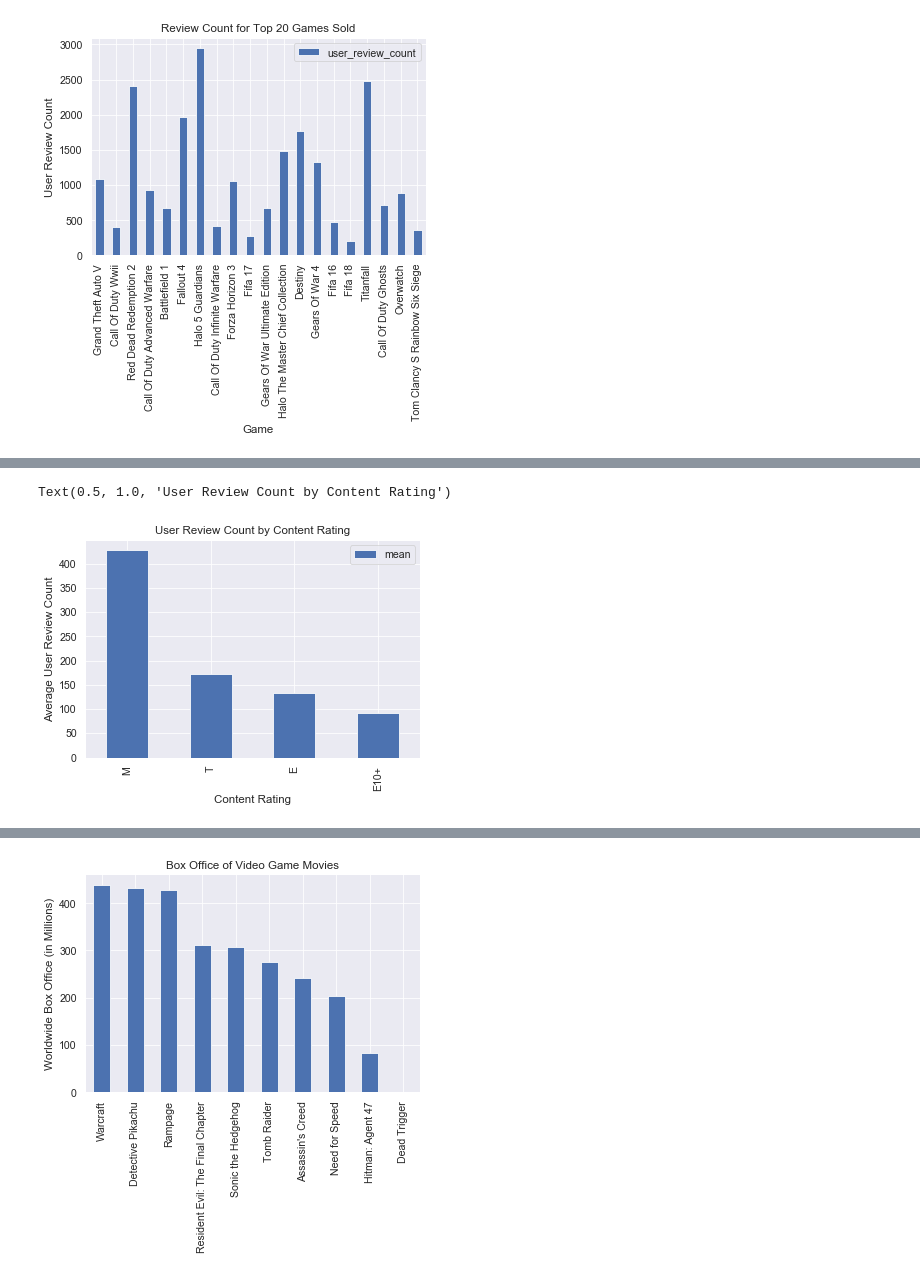
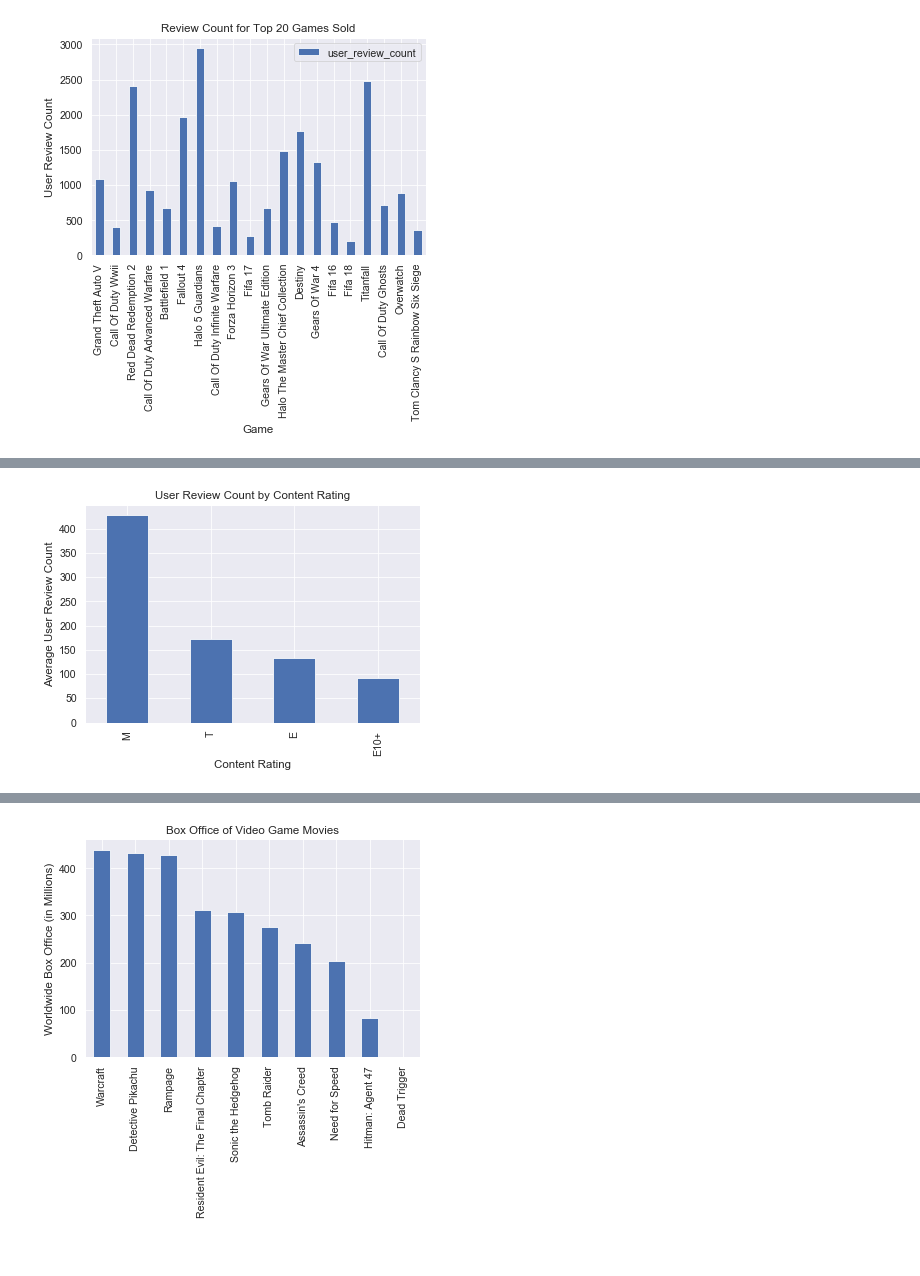
Before and after one commit to Ahila700/movie-project, a Jupyter notebook: Exploratory_Data_Analysis.ipynb, the cells around one changed output, grey strips where cells are left out. Cells and saved outputs as stored; diff of their text form; code cells hidden in the pictures.

```diff
--- a/Exploratory_Data_Analysis.ipynb
+++ b/Exploratory_Data_Analysis.ipynb
@@ -211,12 +201,14 @@ Text(0.5, 1.0, 'Sales by Content Rating')
 # %%
 publisher_sales = metacritic_w_sales.groupby('content_rating')['user_review_count'].describe().sort_values('count', ascending = False)[0:20]
 
 ax = publisher_sales.plot.bar(y = 'mean')
+ax.get_legend().remove()
 ax.set_ylabel('Average User Review Count')
 ax.set_xlabel('Content Rating')
 ax.set_title('User Review Count by Content Rating')
+
+plt.savefig('Content_rating_user_reviews.png')
 # %% [output]
-Text(0.5, 1.0, 'User Review Count by Content Rating')
-[figure, old version]
+[figure, new version]
 # %%
 # Based on the graphs above the best selling and most reviewed games are Mature games by a large margin
```
Also changed, not shown: parts of 19 cells of this notebook, 19 other files.
